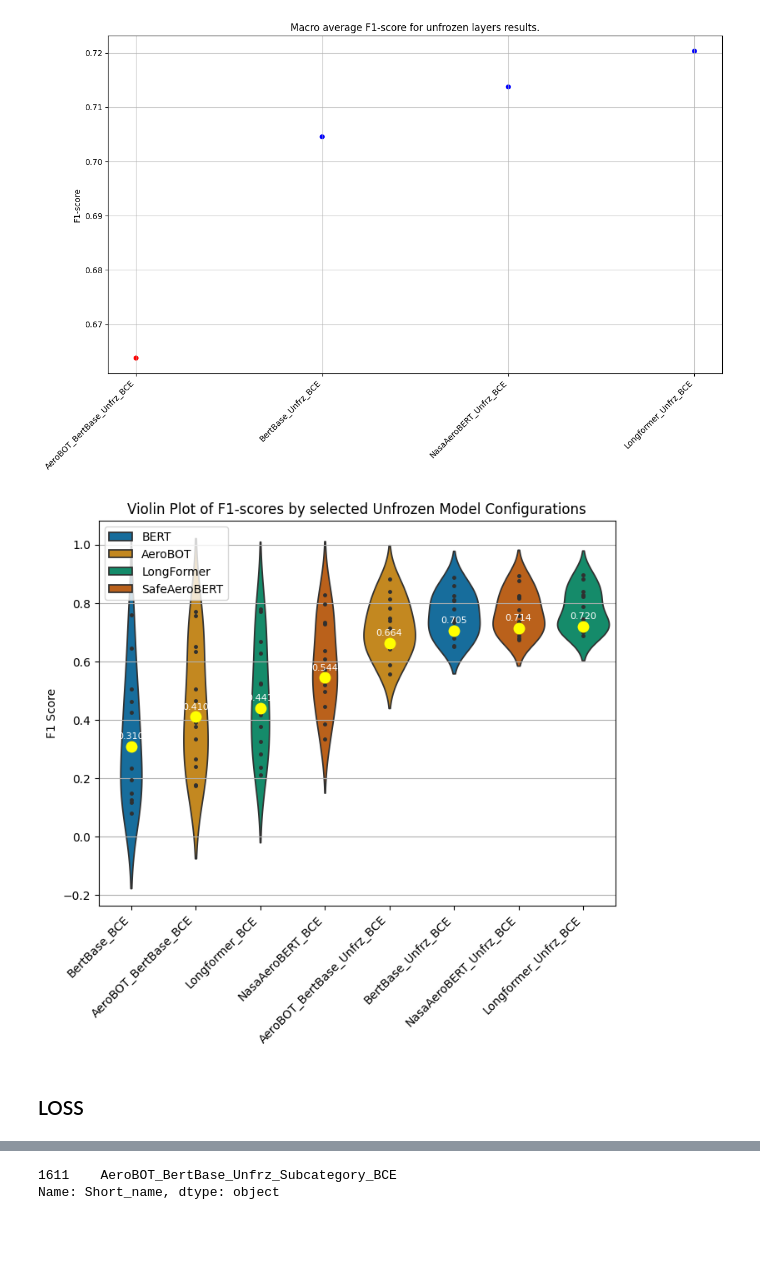
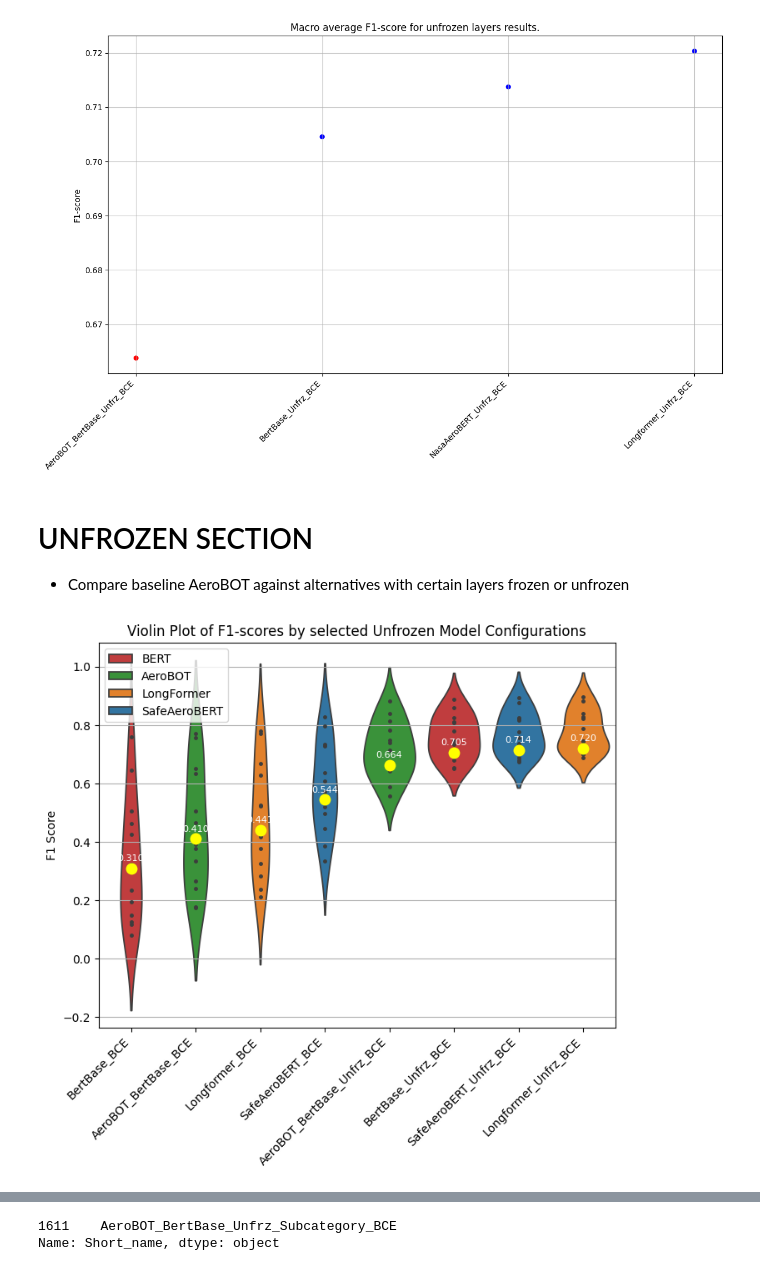
Before and after one commit to Gogonemnem/Safran-Project, a Jupyter notebook: Visualization_plot.ipynb, the cells around one changed output, grey strips where cells are left out. Saved outputs shown, nothing was run; the diff lists cells and outputs as text; code cells hidden in the pictures; blank space fills up the shorter version.

```diff
--- a/Visualization_plot.ipynb
+++ b/Visualization_plot.ipynb
@@ -103,7 +97,7 @@ def shorten_model_name(name):
     patterns = [
         (r'AeroBOT_bert-base-uncased_Unfrozen[8, 9, 10, 11]_BCE', 'AeroBOT'),
         (r'AeroBOT_bert-base-uncased_Unfrozen[8, 9, 10, 11]_Subcategory_BCE', 'AeroBOT_sub'),
-        (r'NASA-AIML_MIKA_SafeAeroBERT', 'NasaAeroBERT'),
+        (r'NASA-AIML_MIKA_SafeAeroBERT', 'SafeAeroBERT'),
         (r'allenai_longformer-base-4096', 'Longformer'),
         (r'bert-base-uncased', 'BertBase'),
         (r'Unfrozen\[(.*?)\]', 'Unfrz'),
@@ -133,9 +127,9 @@ results["Short_name"] = results['Model Name'].apply(shorten_model_name)
 ## Visualizations
 # %%
 # Function to filter the dataframe for specific models
-def filter_results(training_data, loss_list, layer_list, prediction_set, category, results):
+def filter_results(training_data_list, loss_list, layer_list, prediction_set, category, results):
     filtered_df = results[
-        (results["Training_data"] == training_data) &
+        (results["Training_data"].isin(training_data_list)) &
         (results["Loss"].isin(loss_list)) &
         (results["Layer"].isin(layer_list)) &
         (results["Prediction_set"] == prediction_set) &
@@ -144,9 +138,9 @@ def filter_results(training_data, loss_list, layer_list, prediction_set, categor
     return filtered_df
 # %%
 # Function to filter the dataframe for specific models for the boxplot
-def filter_boxplot(training_data, loss_list, layer_list, prediction_set, category_list, results):
+def filter_boxplot(training_data_list, loss_list, layer_list, prediction_set, category_list, results):
     filtered_df = results[
-        (results["Training_data"] == training_data) &
+        (results["Training_data"].isin(training_data_list)) &
         (results["Loss"].isin(loss_list)) &
         (results["Layer"].isin(layer_list)) &
         (results["Prediction_set"] == prediction_set) &
@@ -173,0 +162,7 @@ SAFRAN_model
+# %%
+# Design color palette for the different models
+color_palette = sns.color_palette()
+model_order = ["SafeAeroBERT", "LongFormer", "AeroBOT", "BERT"]
+model_palette = {model: color_palette[index % len(color_palette)] for index, model in enumerate(model_order)}
+
+color_palette
@@ -285,6 +291,10 @@ plt.tight_layout()
 plt.show()
 # %% [output]
 [figure]
+# %% [markdown]
+# UNFROZEN SECTION
+
+* Compare baseline AeroBOT against alternatives with certain layers frozen or unfrozen
 # %%
 ###########################
 # Unfrozen violin plot
@@ -294,36 +304,34 @@ plt.show()
 category_list = ['micro avg', 'weighted avg', 'macro avg', 'samples avg', 'No Specific Anomaly Occurred']
 
 # Filter results
-filtered_boxplot = filter_boxplot("non-abbreviated", ["BCE_unbalanced"], ["unfrozen", "frozen"], "group", category_list, results)
-filtered_abb = filter_results("non-abbreviated", ["BCE_unbalanced"], ["unfrozen", "frozen"], "group", "macro avg", results)
+filtered_boxplot = filter_boxplot(["non-abbreviated"], ["BCE_unbalanced"], ["unfrozen", "frozen"], "group", category_list, results)
+filtered_abb = filter_results(["non-abbreviated"], ["BCE_unbalanced"], ["unfrozen", "frozen"], "group", "macro avg", results)
 
 # Get unique model names for x-axis ticks
 model_names = filtered_boxplot['Short_name'].unique().tolist()
 
 # Plot
 plt.figure(figsize=(8, 6))
 
 # Violin plot
 #sns.violinplot(data=filtered_boxplot, x="Model Name", y="f1-score", inner="points", saturation=0.75, palette='deep')
-sns.violinplot(data=filtered_boxplot, x="Model Name", y="f1-score", inner="points", saturation=0.75, palette='colorblind', hue='Model')
+sns.violinplot(data=filtered_boxplot, x="Model Name", y="f1-score", inner="points", saturation=0.75, palette=model_palette, hue='Model')
 
 
 plt.title('Violin Plot of F1-scores by selected Unfrozen Model Configurations')
 plt.ylabel('F1 Score')
 plt.xticks(range(len(model_names)), model_names, rotation=45, ha='right')
 
 # Iterate over the data points and add text annotations
 for i in range(len(filtered_abb)):
     plt.text(filtered_abb.iloc[i]['Model Name'], filtered_abb.iloc[i]['f1-score'] + 0.02,
              f"{filtered_abb.iloc[i]['f1-score']:.3f}", ha='center', va='bottom', fontsize=8, color='white')
 
 plt.grid()
 
 # Add stripplot
 sns.stripplot(data=filtered_abb, x="Model Name", y="f1-score", color='yellow', size=10, jitter=True)
 plt.xlabel('')
 plt.show()
 # %% [output]
-[figure, old version]
+[figure, new version]
-# %% [markdown]
-### LOSS
```
Also changed, not shown: parts of 17 cells of this notebook, 7 other files.
